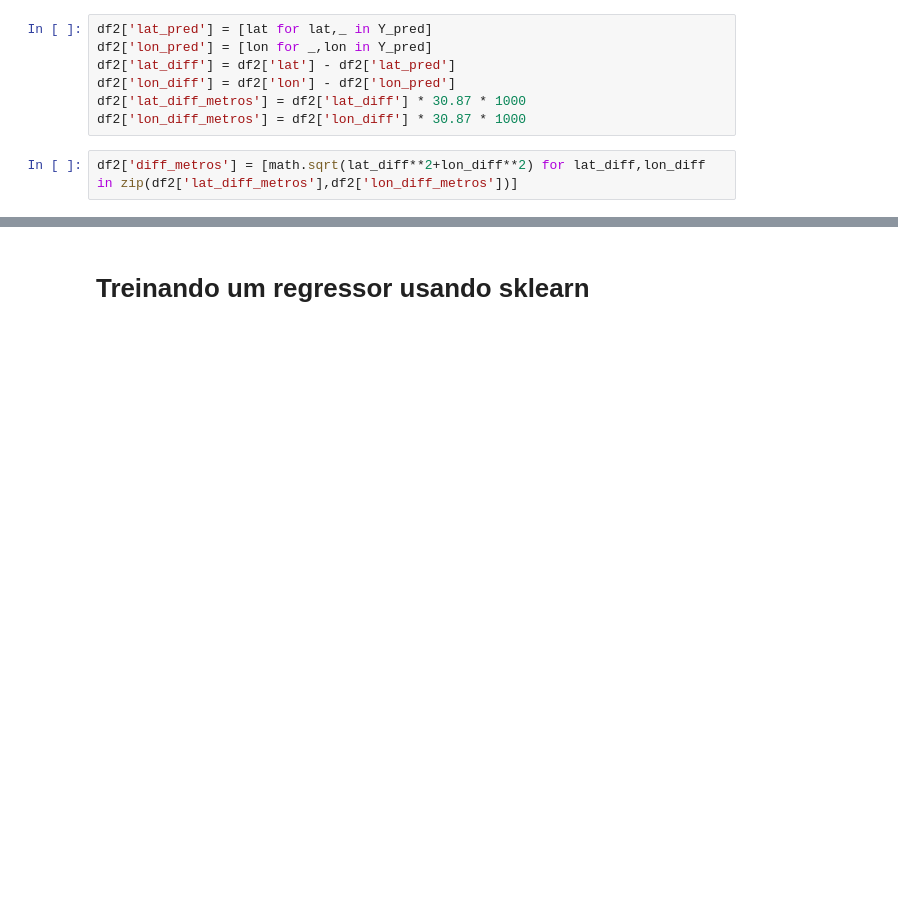
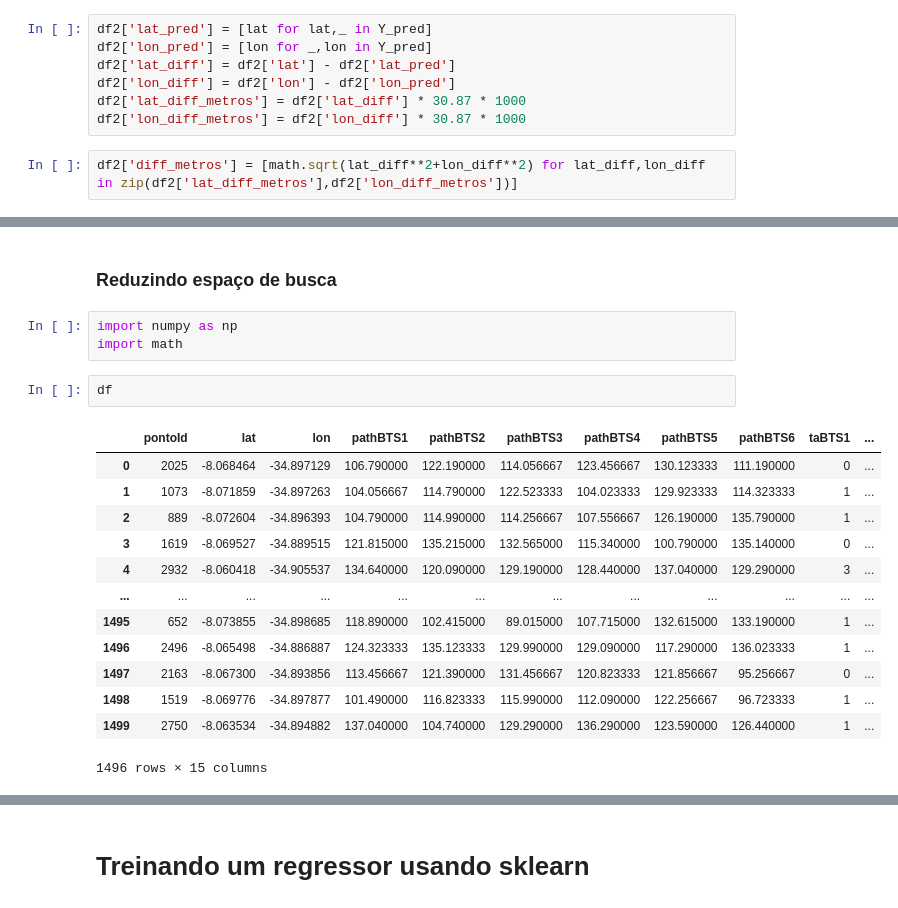
Before and after one commit to mikaelsilva/Comunicacoes_moveis, a Jupyter notebook: projeto_comunicações.ipynb, the cells around one changed output, grey strips where cells are left out. Drawn from its saved outputs; the diff is of its cells as text; blank space fills up the shorter version.

```diff
--- a/projeto_comunicações.ipynb
+++ b/projeto_comunicações.ipynb
@@ -345,0 +403,21 @@ fig.show()
+# %% [markdown]
+### Reduzindo espaço de busca
+# %%
+import numpy as np
+import math
+# %%
+df
+# %% [output]
+|  | pontoId | lat | lon | pathBTS1 | pathBTS2 | pathBTS3 | pathBTS4 | pathBTS5 | pathBTS6 | taBTS1 | ... |
+| 0 | 2025 | -8.068464 | -34.897129 | 106.790000 | 122.190000 | 114.056667 | 123.456667 | 130.123333 | 111.190000 | 0 | ... |
+| 1 | 1073 | -8.071859 | -34.897263 | 104.056667 | 114.790000 | 122.523333 | 104.023333 | 129.923333 | 114.323333 | 1 | ... |
+| 2 | 889 | -8.072604 | -34.896393 | 104.790000 | 114.990000 | 114.256667 | 107.556667 | 126.190000 | 135.790000 | 1 | ... |
+| 3 | 1619 | -8.069527 | -34.889515 | 121.815000 | 135.215000 | 132.565000 | 115.340000 | 100.790000 | 135.140000 | 0 | ... |
+| 4 | 2932 | -8.060418 | -34.905537 | 134.640000 | 120.090000 | 129.190000 | 128.440000 | 137.040000 | 129.290000 | 3 | ... |
+| ... | ... | ... | ... | ... | ... | ... | ... | ... | ... | ... | ... |
+| 1495 | 652 | -8.073855 | -34.898685 | 118.890000 | 102.415000 | 89.015000 | 107.715000 | 132.615000 | 133.190000 | 1 | ... |
+| 1496 | 2496 | -8.065498 | -34.886887 | 124.323333 | 135.123333 | 129.990000 | 129.090000 | 117.290000 | 136.023333 | 1 | ... |
+| 1497 | 2163 | -8.067300 | -34.893856 | 113.456667 | 121.390000 | 131.456667 | 120.823333 | 121.856667 | 95.256667 | 0 | ... |
+| 1498 | 1519 | -8.069776 | -34.897877 | 101.490000 | 116.823333 | 115.990000 | 112.090000 | 122.256667 | 96.723333 | 1 | ... |
+| 1499 | 2750 | -8.063534 | -34.894882 | 137.040000 | 104.740000 | 129.290000 | 136.290000 | 123.590000 | 126.440000 | 1 | ... |
+1496 rows × 15 columns
```
Also changed, not shown: parts of 32 cells of this notebook.
